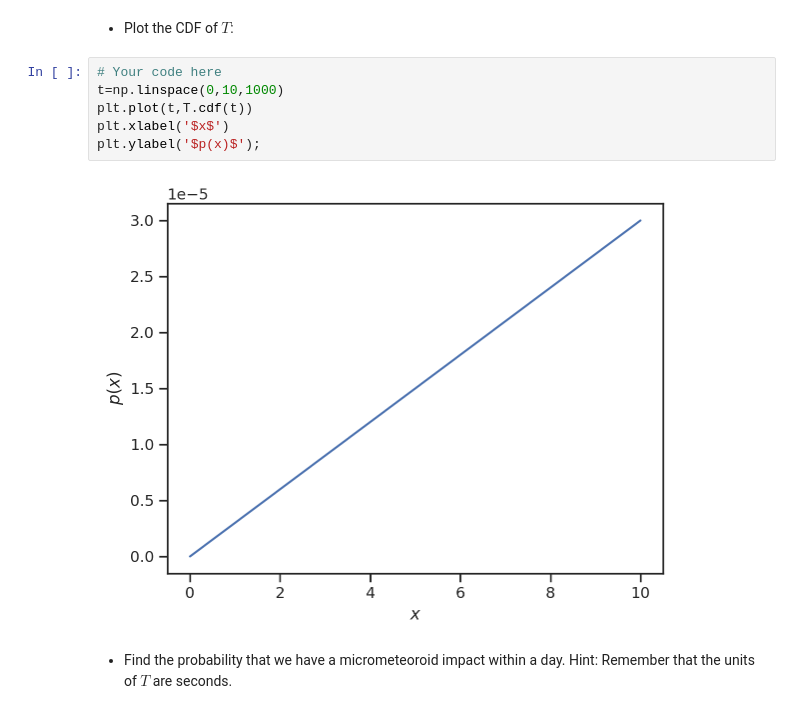
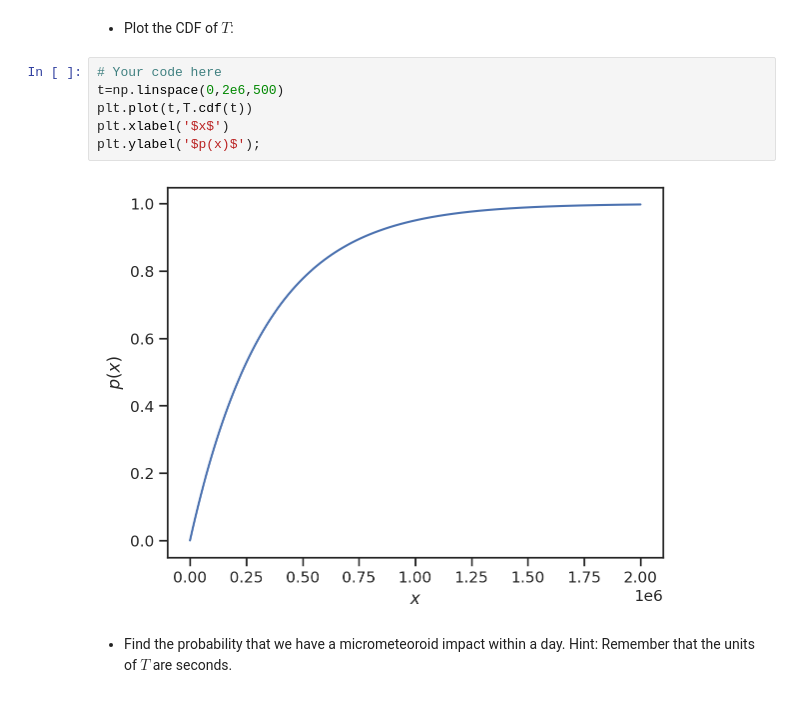
Before and after one commit to Pkuna28/homework, a Jupyter notebook: lecture10/homework_10.ipynb, the cells around one changed output. Saved outputs shown, nothing was run; the diff lists cells and outputs as text.

```diff
--- a/lecture10/homework_10.ipynb
+++ b/lecture10/homework_10.ipynb
@@ -168,12 +168,12 @@ ax.set_ylabel('$p(x)$');
 + Plot the CDF of $T$:
 # %%
 # Your code here
-t=np.linspace(0,10,1000)
+t=np.linspace(0,2e6,500)
 plt.plot(t,T.cdf(t))
 plt.xlabel('$x$')
 plt.ylabel('$p(x)$');
 # %% [output]
-[figure, old version]
+[figure, new version]
 # %% [markdown]
 + Find the probability that we have a micrometeoroid impact within a day.
 Hint: Remember that the units of $T$ are seconds.
```
Also changed, not shown: parts of 5 cells of this notebook.
